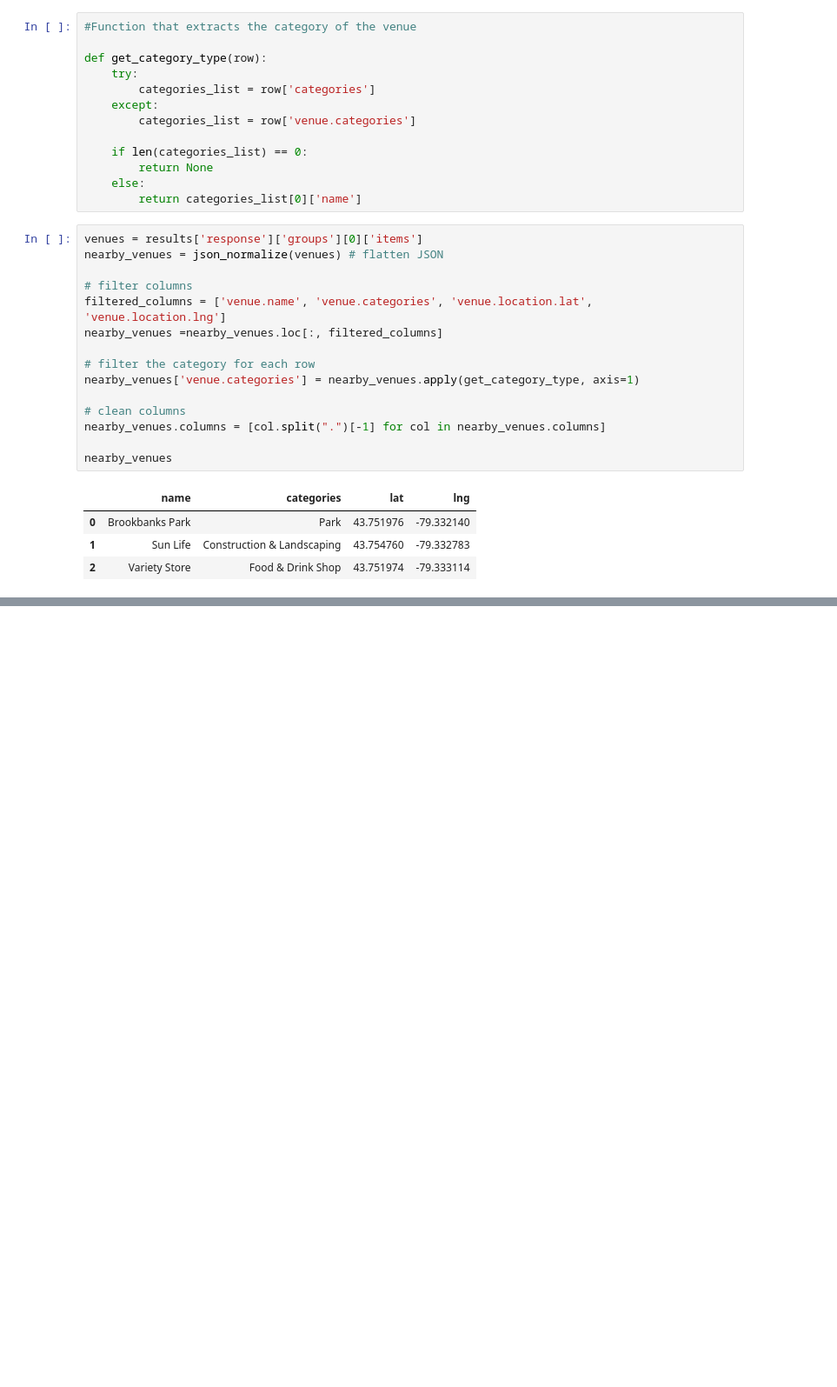
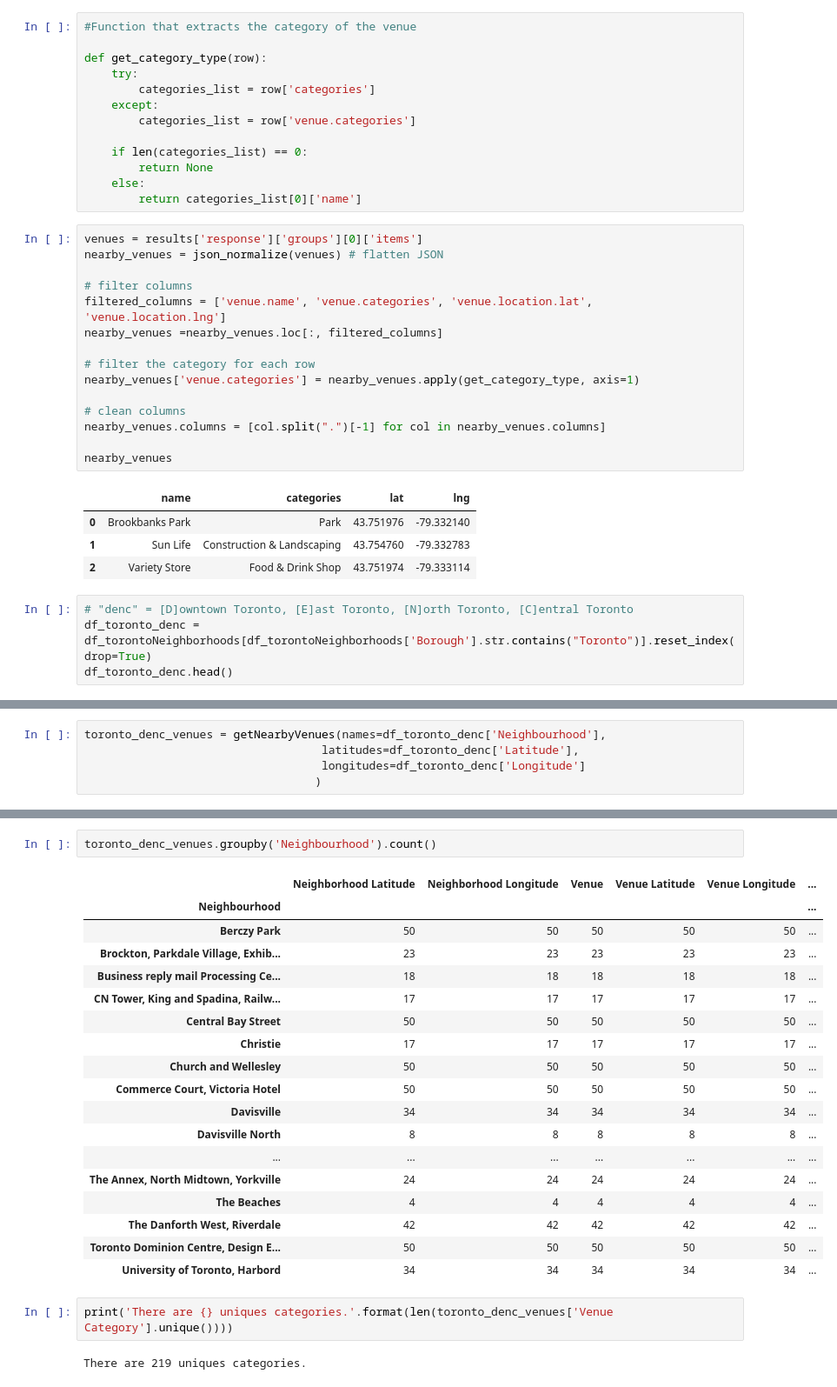
Before and after one commit to Susy4lifey/Coursera_Capstone, a Jupyter notebook: Segmenting and Clustering Neighborhoods in Toronto.ipynb, the cells around one changed output, grey strips where cells are left out. Shown at 87% size. Drawn from its saved outputs; the diff is of its cells as text; blank space fills up the shorter version.

```diff
--- a/Segmenting and Clustering Neighborhoods in Toronto.ipynb
+++ b/Segmenting and Clustering Neighborhoods in Toronto.ipynb
@@ -265,3 +265,7 @@ nearby_venues
 | 0 | Brookbanks Park | Park | 43.751976 | -79.332140 |
 | 1 | Sun Life | Construction & Landscaping | 43.754760 | -79.332783 |
 | 2 | Variety Store | Food & Drink Shop | 43.751974 | -79.333114 |
+# %%
+# "denc" = [D]owntown Toronto, [E]ast Toronto, [N]orth Toronto, [C]entral Toronto
+df_toronto_denc = df_torontoNeighborhoods[df_torontoNeighborhoods['Borough'].str.contains("Toronto")].reset_index(drop=True)
+df_toronto_denc.head()
@@ -267,0 +319,5 @@ nearby_venues
+# %%
+toronto_denc_venues = getNearbyVenues(names=df_toronto_denc['Neighbourhood'],
+                                   latitudes=df_toronto_denc['Latitude'],
+                                   longitudes=df_toronto_denc['Longitude']
+                                  )
@@ -267,0 +333,25 @@ nearby_venues
+# %%
+toronto_denc_venues.groupby('Neighbourhood').count()
+# %% [output]
+|  | Neighborhood Latitude | Neighborhood Longitude | Venue | Venue Latitude | Venue Longitude | ... |
+| Neighbourhood |  |  |  |  |  | ... |
+| Berczy Park | 50 | 50 | 50 | 50 | 50 | ... |
+| Brockton, Parkdale Village, Exhib... | 23 | 23 | 23 | 23 | 23 | ... |
+| Business reply mail Processing Ce... | 18 | 18 | 18 | 18 | 18 | ... |
+| CN Tower, King and Spadina, Railw... | 17 | 17 | 17 | 17 | 17 | ... |
+| Central Bay Street | 50 | 50 | 50 | 50 | 50 | ... |
+| Christie | 17 | 17 | 17 | 17 | 17 | ... |
+| Church and Wellesley | 50 | 50 | 50 | 50 | 50 | ... |
+| Commerce Court, Victoria Hotel | 50 | 50 | 50 | 50 | 50 | ... |
+| Davisville | 34 | 34 | 34 | 34 | 34 | ... |
+| Davisville North | 8 | 8 | 8 | 8 | 8 | ... |
+| ... | ... | ... | ... | ... | ... | ... |
+| The Annex, North Midtown, Yorkville | 24 | 24 | 24 | 24 | 24 | ... |
+| The Beaches | 4 | 4 | 4 | 4 | 4 | ... |
+| The Danforth West, Riverdale | 42 | 42 | 42 | 42 | 42 | ... |
+| Toronto Dominion Centre, Design E... | 50 | 50 | 50 | 50 | 50 | ... |
+| University of Toronto, Harbord | 34 | 34 | 34 | 34 | 34 | ... |
+# %%
+print('There are {} uniques categories.'.format(len(toronto_denc_venues['Venue Category'].unique())))
+# %% [output]
+There are 219 uniques categories.
```
Also changed, not shown: parts of 9 cells of this notebook.
